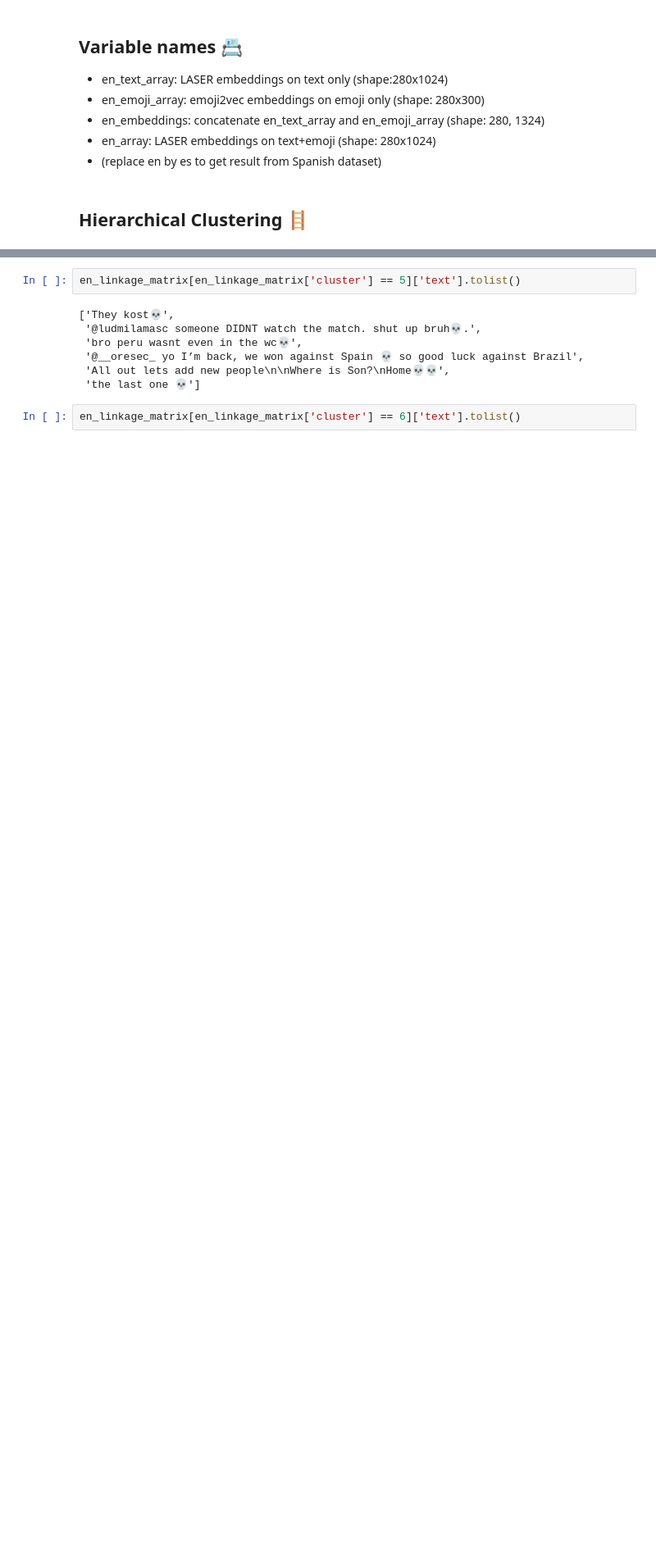
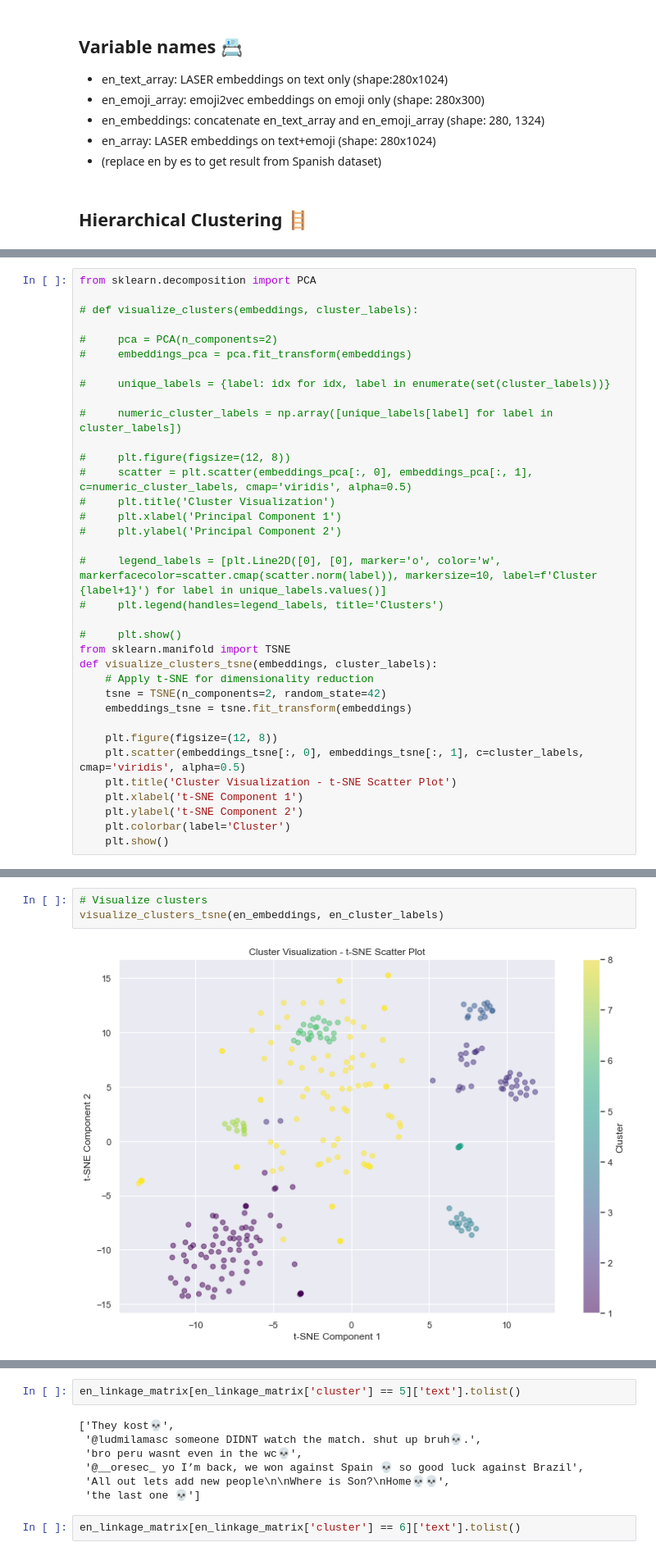
Before and after one commit to yuhsin-huang/EmojiResearch-WorldCup2022, a Jupyter notebook: 07- Hierarchical Clustering.ipynb, the cells around one changed output, grey strips where cells are left out. Shown at 82% size. Saved outputs shown, nothing was run; the diff lists cells and outputs as text; blank space fills up the shorter version.

```diff
--- a/07- Hierarchical Clustering.ipynb
+++ b/07- Hierarchical Clustering.ipynb
@@ -189,2 +195,37 @@ def apply_hierarchical_clustering(lang_embeddings, lang_df):
+# %%
+from sklearn.decomposition import PCA
+
+# def visualize_clusters(embeddings, cluster_labels):
+
+#     pca = PCA(n_components=2)
+#     embeddings_pca = pca.fit_transform(embeddings)
+
+#     unique_labels = {label: idx for idx, label in enumerate(set(cluster_labels))}
+
+#     numeric_cluster_labels = np.array([unique_labels[label] for label in cluster_labels])
+
+#     plt.figure(figsize=(12, 8))
+#     scatter = plt.scatter(embeddings_pca[:, 0], embeddings_pca[:, 1], c=numeric_cluster_labels, cmap='viridis', alpha=0.5)
+#     plt.title('Cluster Visualization')
+#     plt.xlabel('Principal Component 1')
+#     plt.ylabel('Principal Component 2')
+
+#     legend_labels = [plt.Line2D([0], [0], marker='o', color='w', markerfacecolor=scatter.cmap(scatter.norm(label)), markersize=10, label=f'Cluster {label+1}') for label in unique_labels.values()]
+#     plt.legend(handles=legend_labels, title='Clusters')
+
+#     plt.show()
+from sklearn.manifold import TSNE
+def visualize_clusters_tsne(embeddings, cluster_labels):
+    # Apply t-SNE for dimensionality reduction
+    tsne = TSNE(n_components=2, random_state=42)
+    embeddings_tsne = tsne.fit_transform(embeddings)
+
+    plt.figure(figsize=(12, 8))
+    plt.scatter(embeddings_tsne[:, 0], embeddings_tsne[:, 1], c=cluster_labels, cmap='viridis', alpha=0.5)
+    plt.title('Cluster Visualization - t-SNE Scatter Plot')
+    plt.xlabel('t-SNE Component 1')
+    plt.ylabel('t-SNE Component 2')
+    plt.colorbar(label='Cluster')
+    plt.show()
 # %%
 # Perform hierarchical clustering
@@ -193,0 +237,5 @@ en_linkage_matrix
+# %%
+# Visualize clusters
+visualize_clusters_tsne(en_embeddings, en_cluster_labels)
+# %% [output]
+[figure, added]
```
Also changed, not shown: parts of 28 cells of this notebook, 1 other file.
